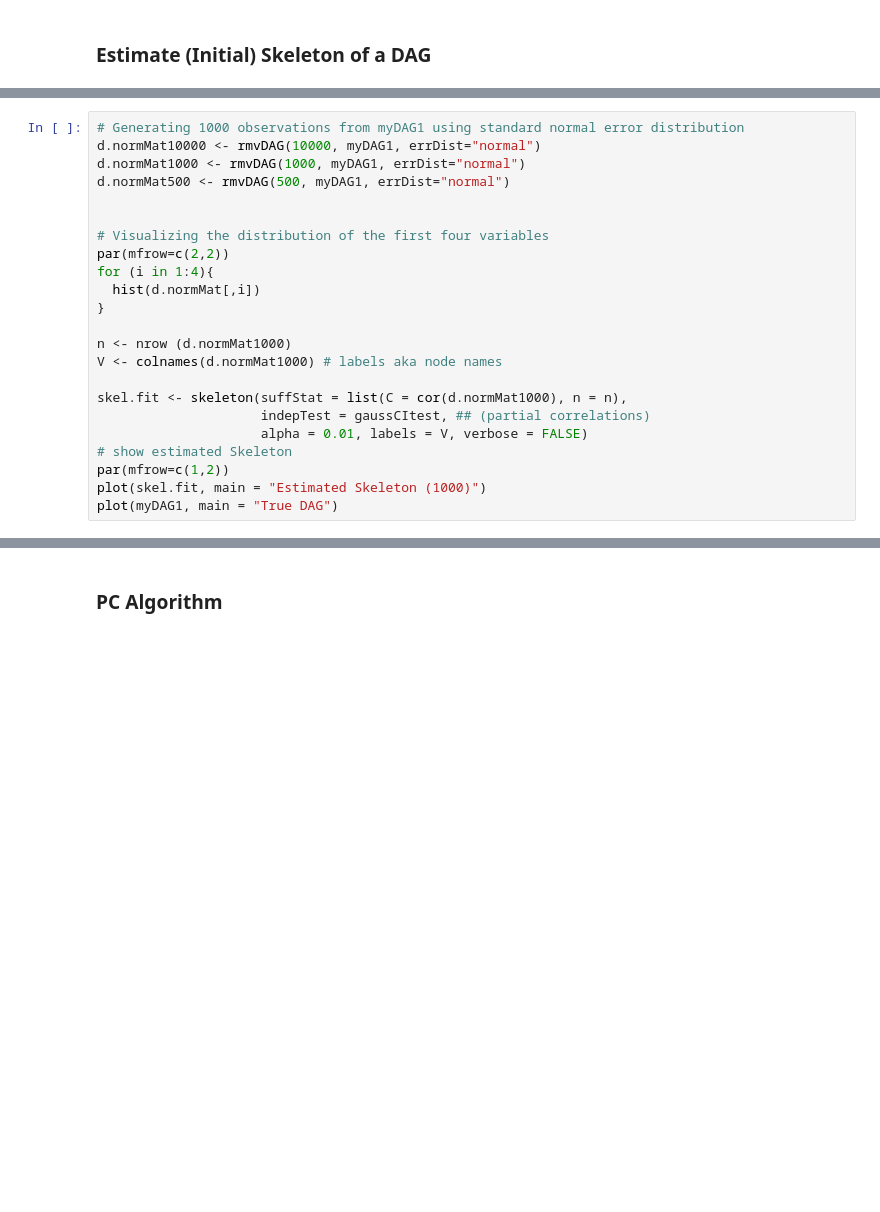
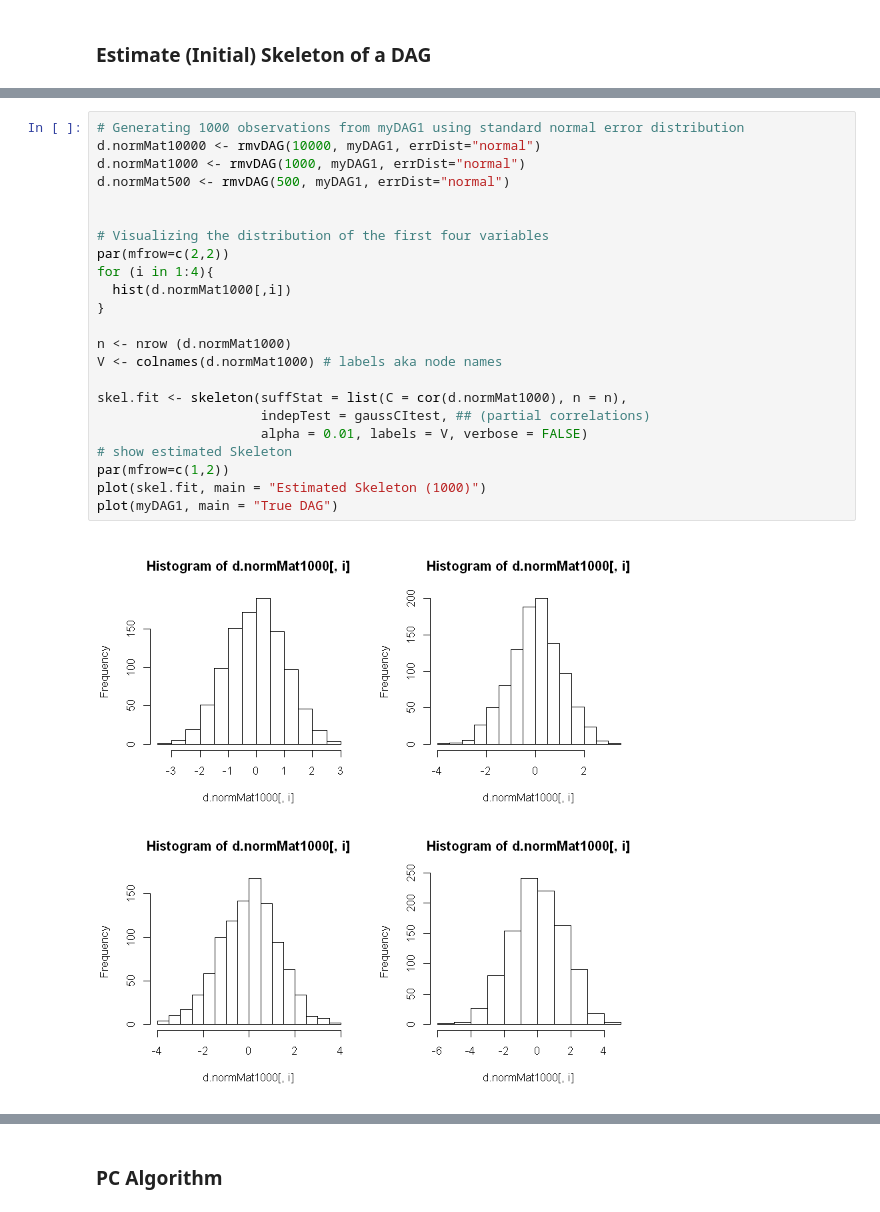
Before and after one commit to smonterohdz/cadis2023, a Jupyter notebook: main_notebook.ipynb, the cells around one changed output, grey strips where cells are left out. Cells and saved outputs as stored; diff of their text form; blank space fills up the shorter version.

```diff
--- a/main_notebook.ipynb
+++ b/main_notebook.ipynb
@@ -151,23 +307,25 @@ plot(myDAG1, main = "randomDAG")
 # %%
 # Generating 1000 observations from myDAG1 using standard normal error distribution
 d.normMat10000 <- rmvDAG(10000, myDAG1, errDist="normal")
 d.normMat1000 <- rmvDAG(1000, myDAG1, errDist="normal")
 d.normMat500 <- rmvDAG(500, myDAG1, errDist="normal")
 
 
 # Visualizing the distribution of the first four variables
 par(mfrow=c(2,2))
 for (i in 1:4){
-  hist(d.normMat[,i])
+  hist(d.normMat1000[,i])
 }
 
 n <- nrow (d.normMat1000)
 V <- colnames(d.normMat1000) # labels aka node names
 
 skel.fit <- skeleton(suffStat = list(C = cor(d.normMat1000), n = n),
                      indepTest = gaussCItest, ## (partial correlations)
                      alpha = 0.01, labels = V, verbose = FALSE)
 # show estimated Skeleton
 par(mfrow=c(1,2))
 plot(skel.fit, main = "Estimated Skeleton (1000)")
 plot(myDAG1, main = "True DAG")
+# %% [output]
+[figure, added]
```
Also changed, not shown: parts of 19 cells of this notebook, 1 other file.
